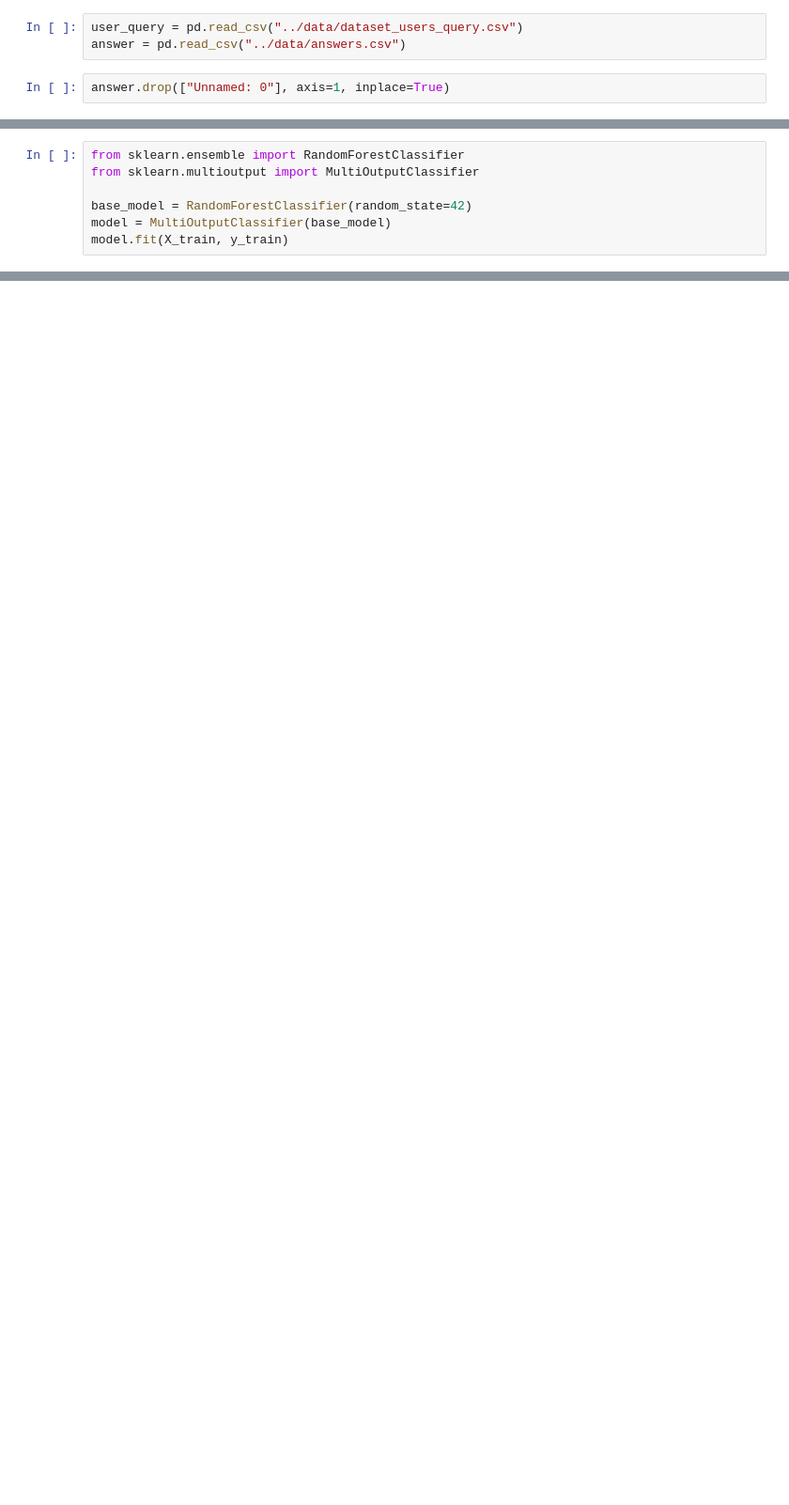
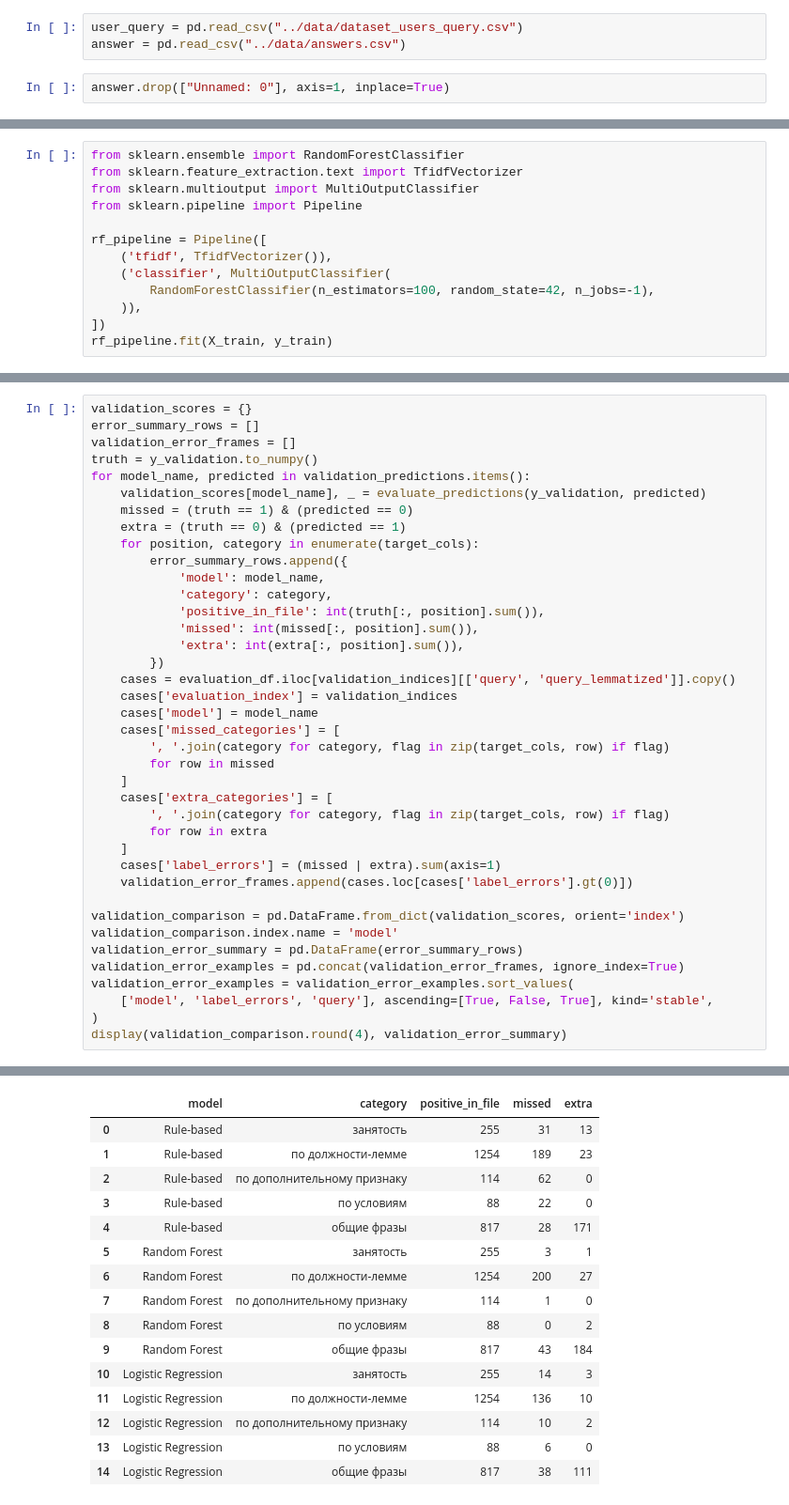
Before and after one commit to Pompon-Den/Clustering-of-user-queries-by-semantics, a Jupyter notebook: notebooks/semantic_query_classification.ipynb, the cells around one changed output, grey strips where cells are left out. Shown at 94% size. Drawn from its saved outputs; the diff is of its cells as text; blank space fills up the shorter version.

```diff
--- a/notebooks/semantic_query_classification.ipynb
+++ b/notebooks/semantic_query_classification.ipynb
@@ -247,8 +469,14 @@ X_train, X_test, y_train, y_test = train_test_split(X_vectorized, y, test_size=0
 # %%
 from sklearn.ensemble import RandomForestClassifier
+from sklearn.feature_extraction.text import TfidfVectorizer
 from sklearn.multioutput import MultiOutputClassifier
+from sklearn.pipeline import Pipeline
 
-base_model = RandomForestClassifier(random_state=42)
-model = MultiOutputClassifier(base_model)
-model.fit(X_train, y_train)
+rf_pipeline = Pipeline([
+    ('tfidf', TfidfVectorizer()),
+    ('classifier', MultiOutputClassifier(
+        RandomForestClassifier(n_estimators=100, random_state=42, n_jobs=-1),
+    )),
+])
+rf_pipeline.fit(X_train, y_train)
 # %% [output]
@@ -320,0 +622,40 @@ print(classification_report(y_test, y_pred_log_reg, target_names=target_cols, ze
+# %%
+validation_scores = {}
+error_summary_rows = []
+validation_error_frames = []
+truth = y_validation.to_numpy()
+for model_name, predicted in validation_predictions.items():
+    validation_scores[model_name], _ = evaluate_predictions(y_validation, predicted)
+    missed = (truth == 1) & (predicted == 0)
+    extra = (truth == 0) & (predicted == 1)
+    for position, category in enumerate(target_cols):
+        error_summary_rows.append({
+            'model': model_name,
+            'category': category,
+            'positive_in_file': int(truth[:, position].sum()),
+            'missed': int(missed[:, position].sum()),
+            'extra': int(extra[:, position].sum()),
+        })
+    cases = evaluation_df.iloc[validation_indices][['query', 'query_lemmatized']].copy()
+    cases['evaluation_index'] = validation_indices
+    cases['model'] = model_name
+    cases['missed_categories'] = [
+        ', '.join(category for category, flag in zip(target_cols, row) if flag)
+        for row in missed
+    ]
+    cases['extra_categories'] = [
+        ', '.join(category for category, flag in zip(target_cols, row) if flag)
+        for row in extra
+    ]
+    cases['label_errors'] = (missed | extra).sum(axis=1)
+    validation_error_frames.append(cases.loc[cases['label_errors'].gt(0)])
+
+validation_comparison = pd.DataFrame.from_dict(validation_scores, orient='index')
+validation_comparison.index.name = 'model'
+validation_error_summary = pd.DataFrame(error_summary_rows)
+validation_error_examples = pd.concat(validation_error_frames, ignore_index=True)
+validation_error_examples = validation_error_examples.sort_values(
+    ['model', 'label_errors', 'query'], ascending=[True, False, True], kind='stable',
+)
+display(validation_comparison.round(4), validation_error_summary)
+# %% [output]
@@ -320,0 +667,16 @@ print(classification_report(y_test, y_pred_log_reg, target_names=target_cols, ze
+|  | model | category | positive_in_file | missed | extra |
+| 0 | Rule-based | занятость | 255 | 31 | 13 |
+| 1 | Rule-based | по должности-лемме | 1254 | 189 | 23 |
+| 2 | Rule-based | по дополнительному признаку | 114 | 62 | 0 |
+| 3 | Rule-based | по условиям | 88 | 22 | 0 |
+| 4 | Rule-based | общие фразы | 817 | 28 | 171 |
+| 5 | Random Forest | занятость | 255 | 3 | 1 |
+| 6 | Random Forest | по должности-лемме | 1254 | 200 | 27 |
+| 7 | Random Forest | по дополнительному признаку | 114 | 1 | 0 |
+| 8 | Random Forest | по условиям | 88 | 0 | 2 |
+| 9 | Random Forest | общие фразы | 817 | 43 | 184 |
+| 10 | Logistic Regression | занятость | 255 | 14 | 3 |
+| 11 | Logistic Regression | по должности-лемме | 1254 | 136 | 10 |
+| 12 | Logistic Regression | по дополнительному признаку | 114 | 10 | 2 |
+| 13 | Logistic Regression | по условиям | 88 | 6 | 0 |
+| 14 | Logistic Regression | общие фразы | 817 | 38 | 111 |
```
Also changed, not shown: parts of 53 cells of this notebook, 3 other files.
